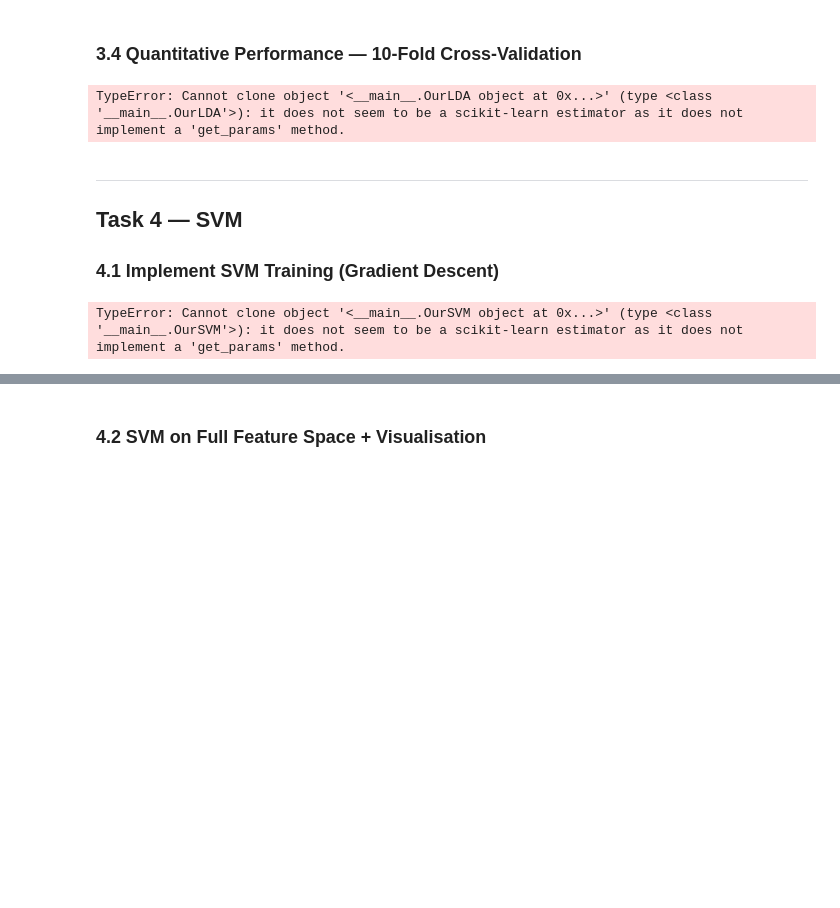
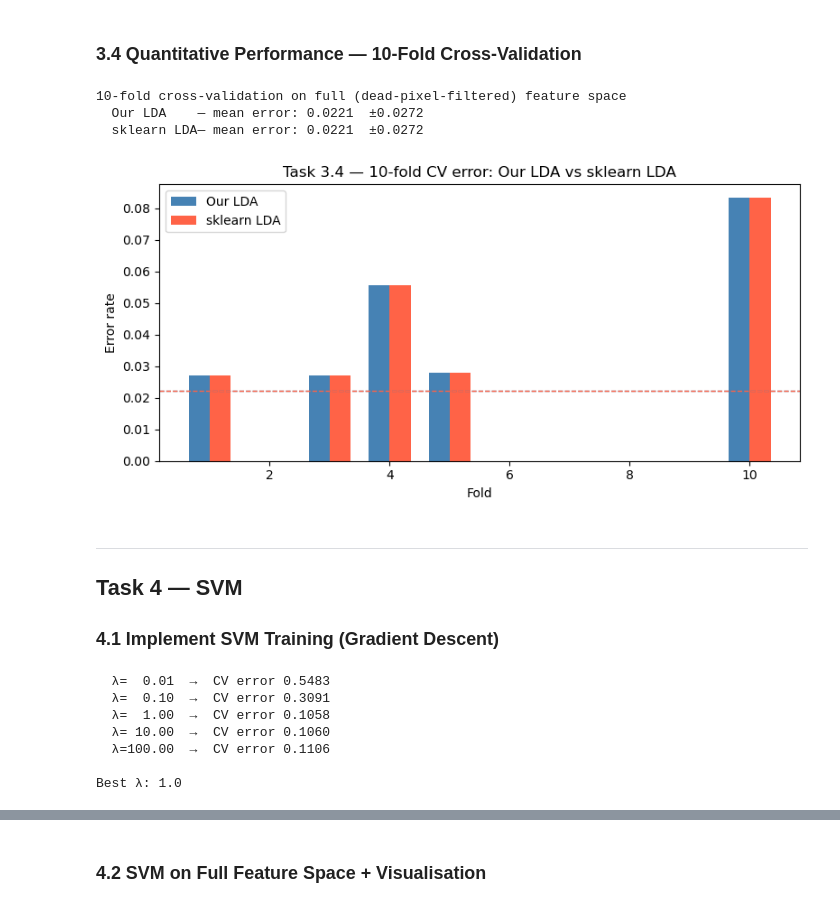
Before and after one commit to Tempestas-SE/MLE-SS26, a Jupyter notebook: Tester/linear-classifiers_v2.ipynb, the cells around one changed output, grey strips where cells are left out. Cells and saved outputs as stored; diff of their text form; code cells hidden in the pictures; blank space fills up the shorter version.

```diff
--- a/Tester/linear-classifiers_v2.ipynb
+++ b/Tester/linear-classifiers_v2.ipynb
@@ -396,13 +396,14 @@ def predict_lda(mu, covmat, p, test_features):
     """
     mu_neg, mu_pos = mu[0], mu[1]
 
-    Sigma_inv = np.linalg.inv(covmat)                         # D×D
+    Sigma_inv = np.linalg.pinv(covmat)                         # D×D
     beta      = Sigma_inv @ (mu_pos - mu_neg)                 # D
     b         = (-0.5 * (mu_pos + mu_neg) @ beta             # midpoint term
                  + np.log(p[1] / p[0]))                       # prior term
 
     scores = test_features @ beta + b
-    return np.sign(scores)
+    predicted_labels = np.where(scores > 0, 1, -1)
+    return predicted_labels
 
 
 # ── Errors on 2-D features ────────────────────────────────────────────────────
@@ -518,6 +522,7 @@ plot_lda_2d(F_train, y_train, mu_2d, cov_2d, p_2d,
 ### 3.4 Quantitative Performance — 10-Fold Cross-Validation
 # %%
 from sklearn.discriminant_analysis import LinearDiscriminantAnalysis
+from sklearn.base import BaseEstimator, ClassifierMixin
 from sklearn.model_selection import cross_val_score
 
 # Use ALL available data (digits 3 & 9) for cross-validation — no prior split.
@@ -531,44 +536,51 @@ class OurLDA:
     plug our implementation directly into cross_val_score.
     """
     def fit(self, X, y):
-        self.mu_, self.cov_, self.p_ = fit_lda(X, y)
+        self.mu_, self.covmat_, self.p_ = fit_lda(X, y)
         return self
 
     def predict(self, X):
-        return predict_lda(self.mu_, self.cov_, self.p_, X)
+        return predict_lda(self.mu_, self.covmat_, self.p_, X)
 
     def score(self, X, y):
         return np.mean(self.predict(X) == y)   # accuracy
+
+    def get_params(self, deep = True) :
+        # Required for cross_val_score cloning
+        return {}
 
 
 cv_scores_ours = cross_val_score(OurLDA(), X_cv, y_cv, cv=10, scoring="accuracy")
 cv_err_ours    = 1 - cv_scores_ours
 
 # ── sklearn LDA for comparison ────────────────────────────────────────────────
 sklearn_lda       = LinearDiscriminantAnalysis()
 cv_scores_sklearn = cross_val_score(sklearn_lda, X_cv, y_cv, cv=10, scoring="accuracy")
 cv_err_sklearn    = 1 - cv_scores_sklearn
 
 print("10-fold cross-validation on full (dead-pixel-filtered) feature space")
 print(f"  Our LDA    — mean error: {cv_err_ours.mean():.4f}  ±{cv_err_ours.std():.4f}")
 print(f"  sklearn LDA— mean error: {cv_err_sklearn.mean():.4f}  ±{cv_err_sklearn.std():.4f}")
 
 # ── Bar chart comparing fold-level errors ─────────────────────────────────────
 folds = np.arange(1, 11)
 width = 0.35
 fig, ax = plt.subplots(figsize=(8, 4))
 ax.bar(folds - width/2, cv_err_ours,    width, label="Our LDA",     color="steelblue")
 ax.bar(folds + width/2, cv_err_sklearn, width, label="sklearn LDA", color="tomato")
 ax.axhline(cv_err_ours.mean(),    color="steelblue", linestyle="--", linewidth=1)
 ax.axhline(cv_err_sklearn.mean(), color="tomato",    linestyle="--", linewidth=1)
 ax.set_xlabel("Fold")
 ax.set_ylabel("Error rate")
 ax.set_title("Task 3.4 — 10-fold CV error: Our LDA vs sklearn LDA")
 ax.legend()
 plt.tight_layout()
 plt.show()
 # %% [output]
-TypeError: Cannot clone object '<__main__.OurLDA object at 0x...>' (type <class '__main__.OurLDA'>): it does not seem to be a scikit-learn estimator as it does not implement a 'get_params' method.
+10-fold cross-validation on full (dead-pixel-filtered) feature space
+  Our LDA    — mean error: 0.0221  ±0.0272
+  sklearn LDA— mean error: 0.0221  ±0.0272
+[figure, added]
 # %% [markdown]
 ---
 ## Task 4 — SVM
@@ -669,13 +681,14 @@ def predict_svm(beta, b, test_features):
     """Linear SVM prediction: ŷ = sign(x·β + b)."""
     return np.sign(test_features @ beta + b)
 # %%
+from sklearn.base import BaseEstimator, ClassifierMixin
 # ── Cross-validate λ on 2-D features ─────────────────────────────────────────
 # We try several candidate values of λ and pick the one with the lowest
 # 5-fold cross-validation error on the training set.
 
 lambda_candidates = [0.01, 0.1, 1.0, 10.0, 100.0]
 
-class OurSVM:
+class OurSVM(BaseEstimator, ClassifierMixin):
     def __init__(self, lam=1.0):
         self.lam = lam
     def fit(self, X, y):
@@ -696,7 +709,13 @@ for lam in lambda_candidates:
 best_lam = min(cv_errs_lam, key=cv_errs_lam.get)
 print(f"\nBest λ: {best_lam}")
 # %% [output]
-TypeError: Cannot clone object '<__main__.OurSVM object at 0x...>' (type <class '__main__.OurSVM'>): it does not seem to be a scikit-learn estimator as it does not implement a 'get_params' method.
+  λ=  0.01  →  CV error 0.5483
+  λ=  0.10  →  CV error 0.3091
+  λ=  1.00  →  CV error 0.1058
+  λ= 10.00  →  CV error 0.1060
+  λ=100.00  →  CV error 0.1106
+
+Best λ: 1.0
 # %%
 # ── Train final SVM with best λ ────────────────────────────────────────────────
 beta_svm_2d, b_svm_2d, loss_hist, err_hist = fit_svm(
```
Also changed, not shown: parts of 8 cells of this notebook.
